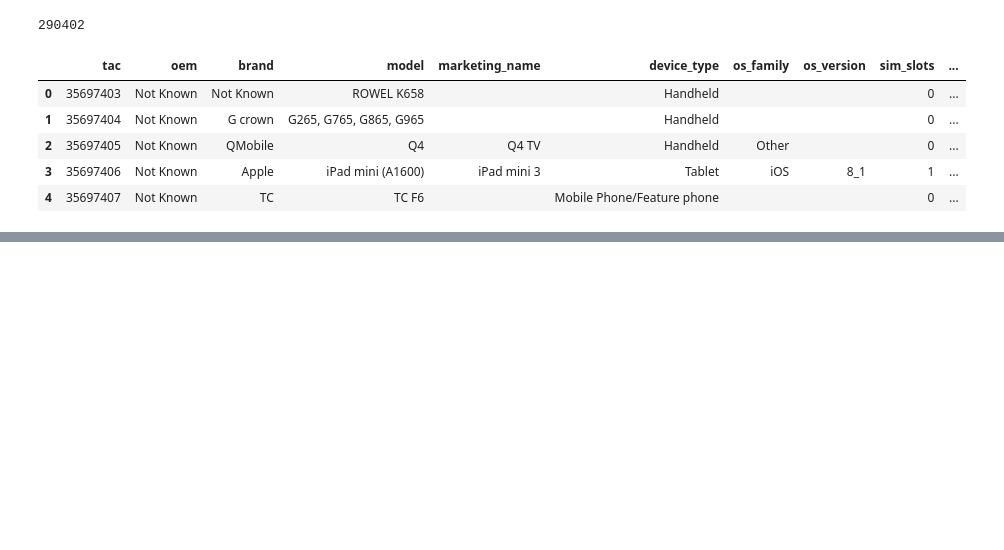
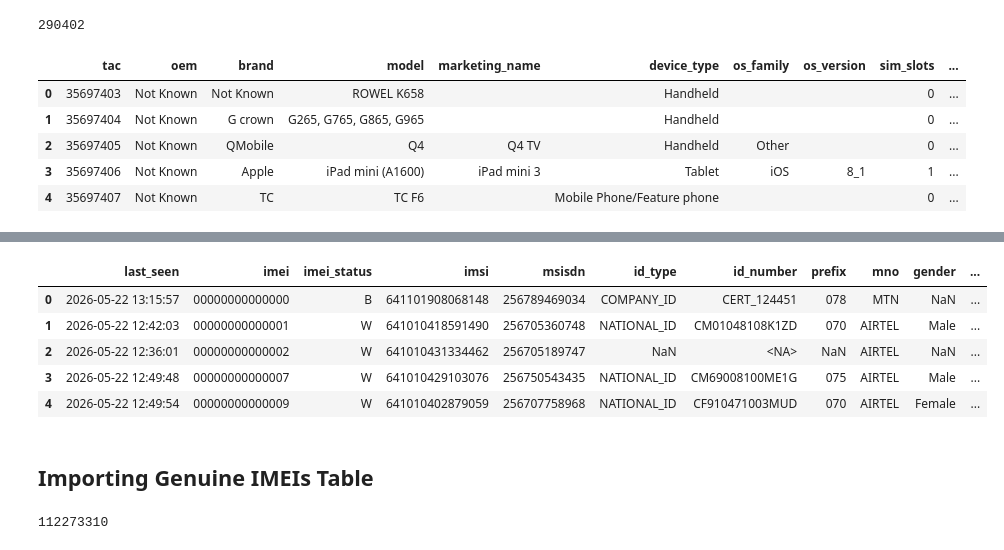
Before and after one commit to wmuheki/ceir_analytics, a Jupyter notebook: 1. explore_transform_Load.ipynb, the cells around one changed output, grey strips where cells are left out. Drawn from its saved outputs; the diff is of its cells as text; code cells hidden in the pictures; blank space fills up the shorter version.

```diff
--- a/1. explore_transform_Load.ipynb
+++ b/1. explore_transform_Load.ipynb
@@ -515,0 +128,7 @@ domestic_2026_03.to_parquet("/Users/wmuheki/Documents/Projects/Analytics/ceir/du
+# %%
+# Drop Empty Device Type Column
+fake_df = fake_df.drop(columns=['device_type'])
+
+
+# Re Arrange Columns
+fake_df=fake_df[['last_seen', 'imei', 'imei_status', 'imsi', 'msisdn']]
@@ -515,0 +180,44 @@ domestic_2026_03.to_parquet("/Users/wmuheki/Documents/Projects/Analytics/ceir/du
+# %%
+# Enrich Dataset with MCC - to Have Country Information for each IMSI
+
+# 1) Load MCC lookup table
+mcc_lu = pd.read_csv("/Users/wmuheki/Documents/Projects/Analytics/ceir/clean_dumps/MCC_Each_country.csv", dtype=str)
+mcc_lu.head()
+
+
+# 2) Normalize lookup columns
+mcc_lu = mcc_lu.rename(columns={"MCC": "mcc", "Country": "country"})
+mcc_lu["mcc"] = mcc_lu["mcc"].astype("string").str.strip()
+mcc_lu["country"] = mcc_lu["country"].astype("string").str.strip()
+mcc_lu = mcc_lu.drop_duplicates(subset=["mcc"])
+
+
+# 3) Extract MCC from IMSI (first 3 digits)
+fake_df["imsi"] = fake_df["imsi"].astype("string")
+
+fake_df["mcc"] = (
+    fake_df["imsi"]
+    .str.replace(r"\D+", "", regex=True)  # keep digits only
+    .str.slice(0, 3)
+)
+
+
+# 4) Merge Country Code Data Frame with the Roaming Data sets
+fake_df = fake_df.merge(
+    mcc_lu[["mcc", "country"]],
+    how="left",
+    on="mcc"
+)
+
+
+# 5) Optional: fill unknowns
+fake_df["country"] = fake_df["country"].fillna("UNKNOWN")
+# %%
+fake_df.head()
+# %% [output]
+|  | last_seen | imei | imei_status | imsi | msisdn | id_type | id_number | prefix | mno | gender | ... |
+| 0 | 2026-05-22 13:15:57 | 00000000000000 | B | 641101908068148 | 256789469034 | COMPANY_ID | CERT_124451 | 078 | MTN | NaN | ... |
+| 1 | 2026-05-22 12:42:03 | 00000000000001 | W | 641010418591490 | 256705360748 | NATIONAL_ID | CM01048108K1ZD | 070 | AIRTEL | Male | ... |
+| 2 | 2026-05-22 12:36:01 | 00000000000002 | W | 641010431334462 | 256705189747 | NaN | <NA> | NaN | AIRTEL | NaN | ... |
+| 3 | 2026-05-22 12:49:48 | 00000000000007 | W | 641010429103076 | 256750543435 | NATIONAL_ID | CM69008100ME1G | 075 | AIRTEL | Male | ... |
+| 4 | 2026-05-22 12:49:54 | 00000000000009 | W | 641010402879059 | 256707758968 | NATIONAL_ID | CF910471003MUD | 070 | AIRTEL | Female | ... |
@@ -515,0 +227,2 @@ domestic_2026_03.to_parquet("/Users/wmuheki/Documents/Projects/Analytics/ceir/du
+# %% [markdown]
+## Importing Genuine IMEIs Table
@@ -515,0 +248,4 @@ domestic_2026_03.to_parquet("/Users/wmuheki/Documents/Projects/Analytics/ceir/du
+# %%
+len(genuine_df)
+# %% [output]
+112273310
```
Also changed, not shown: parts of 73 cells of this notebook, 2 other files.
